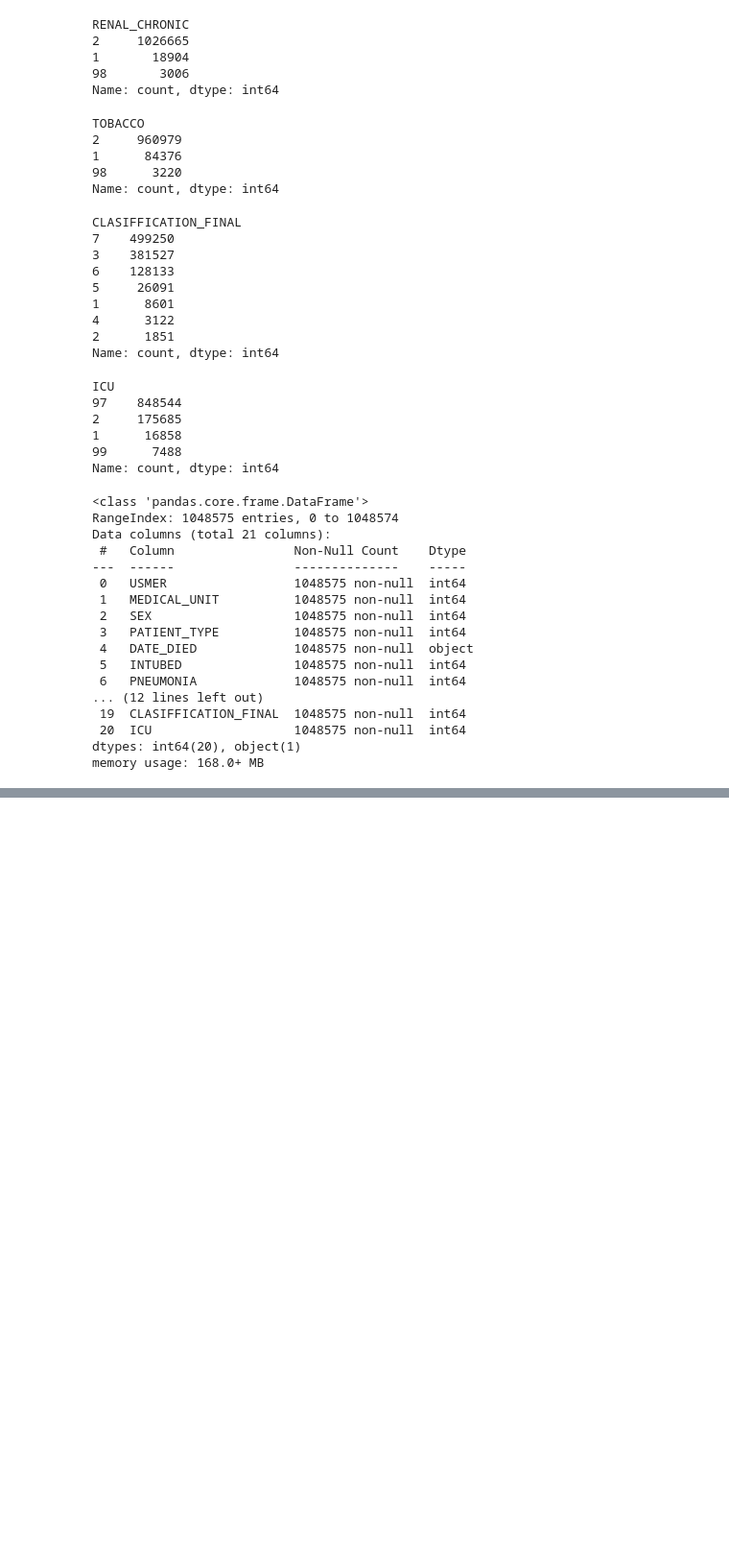
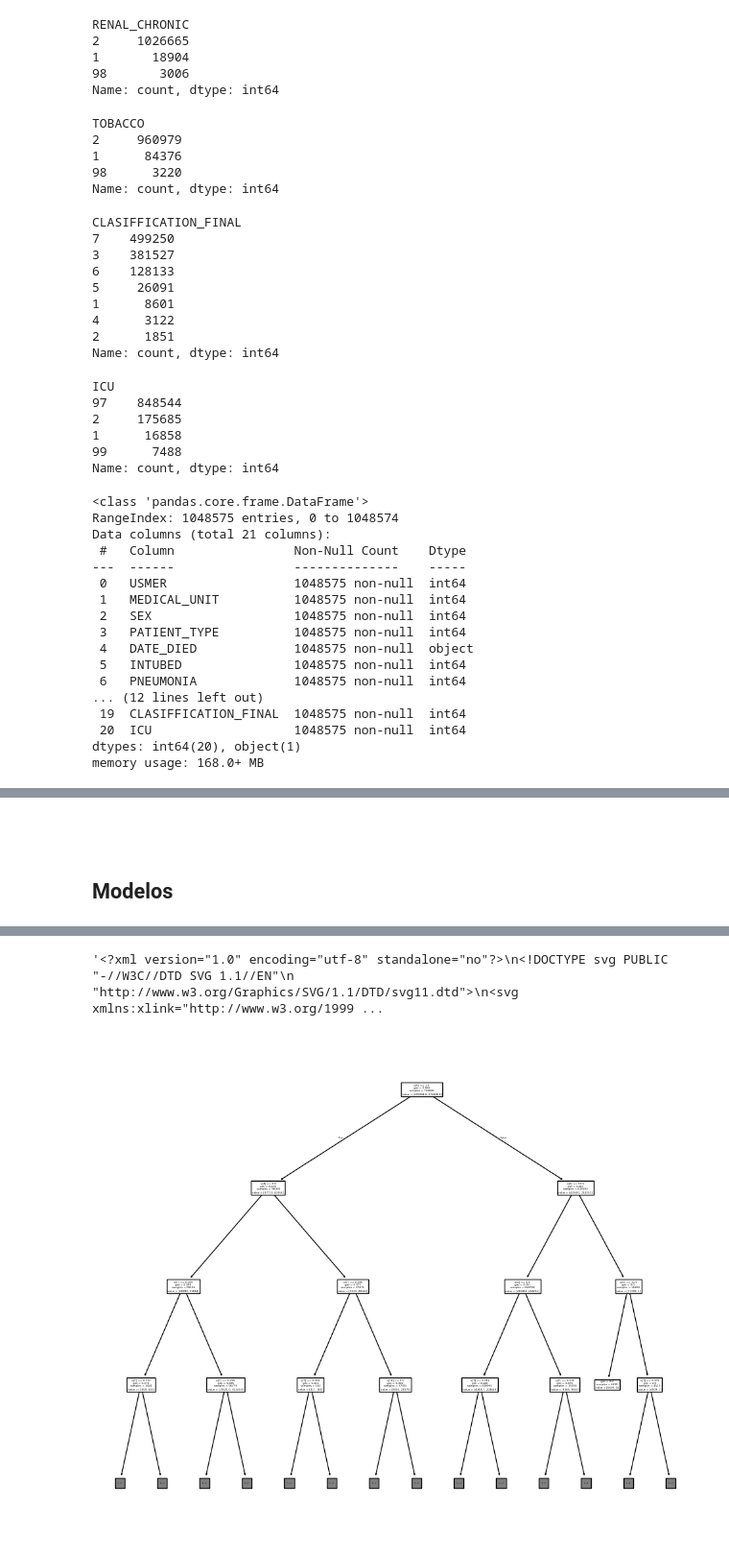
Before and after one commit to akemi-m/projetos-machine-learning, a Jupyter notebook: docs/projeto-1/projeto-1.ipynb, the cells around one changed output, grey strips where cells are left out. Shown: that part at 96% size. Drawn from its saved outputs; the diff is of its cells as text; code cells hidden in the pictures; blank space fills up the shorter version.

```diff
--- a/docs/projeto-1/projeto-1.ipynb
+++ b/docs/projeto-1/projeto-1.ipynb
@@ -299,0 +371,72 @@ memory usage: 168.0+ MB
+# %% [markdown]
+##
+# %% [markdown]
+## Modelos
+# %%
+plt.figure(figsize=(12, 10))
+
+# Carregar o conjunto de dados
+x = d[['USMER',
+    'SEX',
+    'PATIENT_TYPE',
+    'MEDICAL_UNIT',
+    'DIED_FLAG',
+    'INTUBED',
+    'PNEUMONIA',
+    'AGE',
+    'PREGNANT',
+    'DIABETES',
+    'COPD',
+    'ASTHMA',
+    'INMSUPR',
+    'HIPERTENSION',
+    'OTHER_DISEASE',
+    'CARDIOVASCULAR',
+    'OBESITY',
+    'RENAL_CHRONIC',
+    'TOBACCO',
+    'ICU']]
+y = (df['CLASIFFICATION_FINAL'] >= 4).map({False: 1, True: 0})
+
+# Dividir os dados em conjuntos de treinamento e teste
+x_train, x_test, y_train, y_test = train_test_split(x, y, test_size=0.3, random_state=42)
+
+# Criar e treinar o modelo de árvore de decisão
+classifier = tree.DecisionTreeClassifier()
+classifier.fit(x_train, y_train)
+
+y_pred = classifier.predict(x_test)
+
+cm = confusion_matrix(y_test, y_pred)
+labels = classifier.classes_
+cm_df = pd.DataFrame(cm, index=labels, columns=labels)
+
+report_dict = classification_report(y_test, y_pred, output_dict=True)
+report_df = pd.DataFrame(report_dict).transpose()
+
+# Avaliar o modelo
+accuracy = classifier.score(x_test, y_test)
+print("\n Accuracy:", accuracy_score(y_test, y_pred))
+
+print("\n Relatório de Classificação:")
+print(report_df.to_markdown())
+
+print("\n Matriz de Confusão:")
+print(cm_df.to_markdown())
+
+# Optional: Print feature importances
+feature_importance = pd.DataFrame({
+    'Feature': x.columns,
+    'Importance': classifier.feature_importances_
+})
+
+print("\n Feature Importances:")
+print(feature_importance.sort_values(by='Importance', ascending=False).to_markdown())
+
+tree.plot_tree(classifier, max_depth=3)
+
+# Para imprimir na página HTML
+buffer = StringIO()
+plt.savefig(buffer, format="svg")
+buffer.getvalue()
+# %% [output]
@@ -299,0 +460,2 @@ memory usage: 168.0+ MB
+'<?xml version="1.0" encoding="utf-8" standalone="no"?>\n<!DOCTYPE svg PUBLIC "-//W3C//DTD SVG 1.1//EN"\n  "http://www.w3.org/Graphics/SVG/1.1/DTD/svg11.dtd">\n<svg xmlns:xlink="http://www.w3.org/1999 ...
+[figure, added]
```
Also changed, not shown: parts of 7 cells of this notebook, 5 other files.
